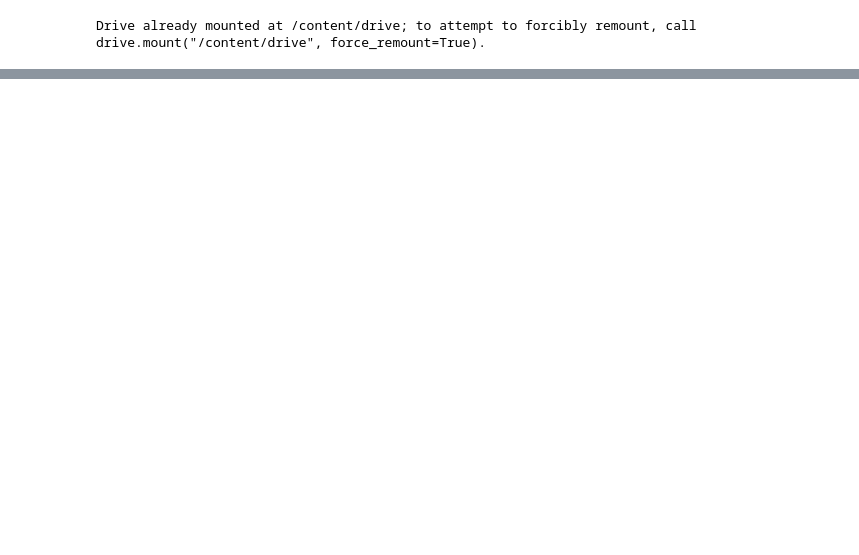
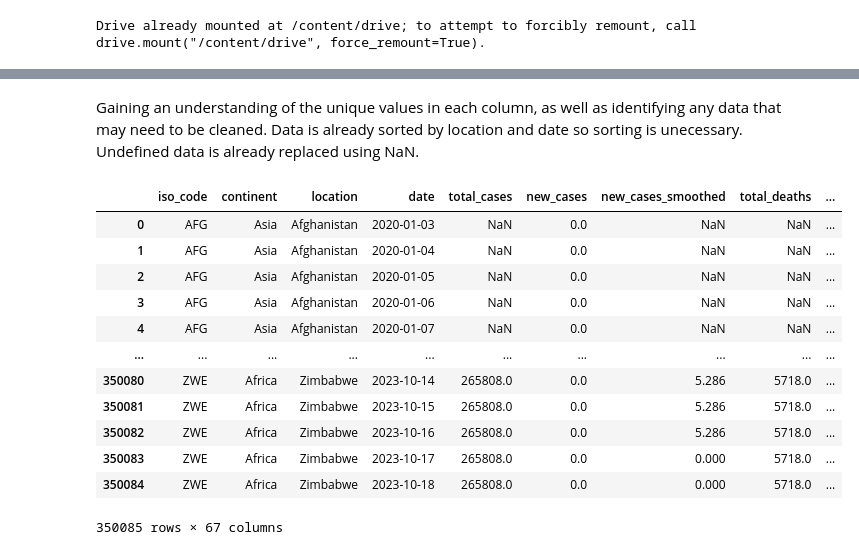
Before and after one commit to jamesharrison2005/Analysis-on-the-Prevalence-of-Covid-19, a Jupyter notebook: Growth_and_prevalence_of_Covid_19.ipynb, the cells around one changed output, grey strips where cells are left out. Cells and saved outputs as stored; diff of their text form; code cells hidden in the pictures; blank space fills up the shorter version.

Commit message:
cleaning data: checking null and unique values for missing and ambiguous data, as well as sorting the dataset into location and time

```diff
--- a/Growth_and_prevalence_of_Covid_19.ipynb
+++ b/Growth_and_prevalence_of_Covid_19.ipynb
@@ -25,0 +18,3 @@ df.head(10)
+# %%
+df['date'] = pd.to_datetime(df['date'])
+df.head(5)
@@ -25,0 +62,20 @@ df.head(10)
+# %% [markdown]
+Gaining an understanding of the unique values in each column, as well as identifying any data that may need to be cleaned. Data is already sorted by location and date so sorting is unecessary. Undefined data is already replaced using NaN.
+# %%
+null_mask = df.isnull().any(axis=1)
+null_data = df[null_mask]
+null_data
+# %% [output]
+|  | iso_code | continent | location | date | total_cases | new_cases | new_cases_smoothed | total_deaths | ... |
+| 0 | AFG | Asia | Afghanistan | 2020-01-03 | NaN | 0.0 | NaN | NaN | ... |
+| 1 | AFG | Asia | Afghanistan | 2020-01-04 | NaN | 0.0 | NaN | NaN | ... |
+| 2 | AFG | Asia | Afghanistan | 2020-01-05 | NaN | 0.0 | NaN | NaN | ... |
+| 3 | AFG | Asia | Afghanistan | 2020-01-06 | NaN | 0.0 | NaN | NaN | ... |
+| 4 | AFG | Asia | Afghanistan | 2020-01-07 | NaN | 0.0 | NaN | NaN | ... |
+| ... | ... | ... | ... | ... | ... | ... | ... | ... | ... |
+| 350080 | ZWE | Africa | Zimbabwe | 2023-10-14 | 265808.0 | 0.0 | 5.286 | 5718.0 | ... |
+| 350081 | ZWE | Africa | Zimbabwe | 2023-10-15 | 265808.0 | 0.0 | 5.286 | 5718.0 | ... |
+| 350082 | ZWE | Africa | Zimbabwe | 2023-10-16 | 265808.0 | 0.0 | 5.286 | 5718.0 | ... |
+| 350083 | ZWE | Africa | Zimbabwe | 2023-10-17 | 265808.0 | 0.0 | 0.000 | 5718.0 | ... |
+| 350084 | ZWE | Africa | Zimbabwe | 2023-10-18 | 265808.0 | 0.0 | 0.000 | 5718.0 | ... |
+350085 rows × 67 columns
```
Also changed, not shown: parts of 9 cells of this notebook.
